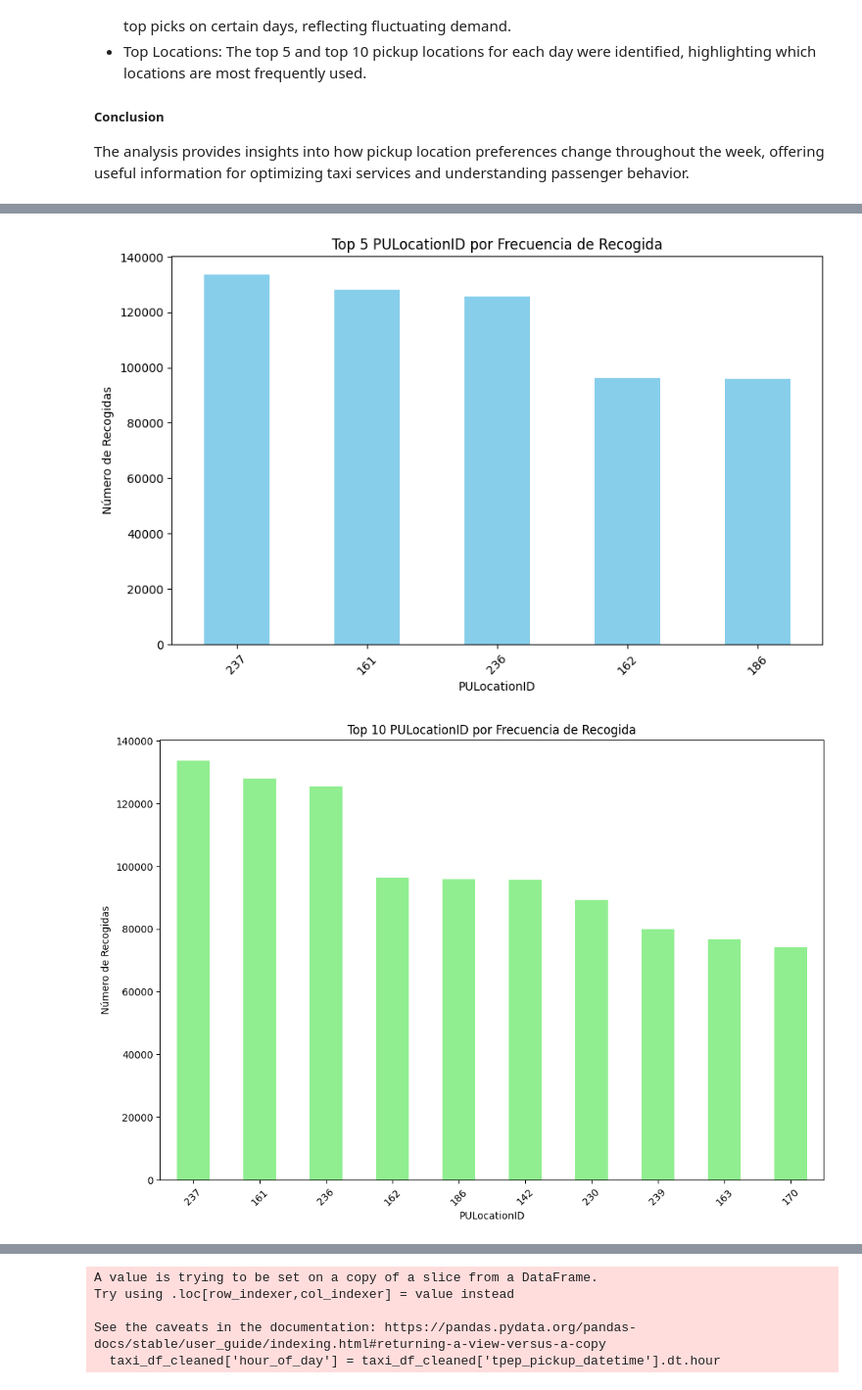
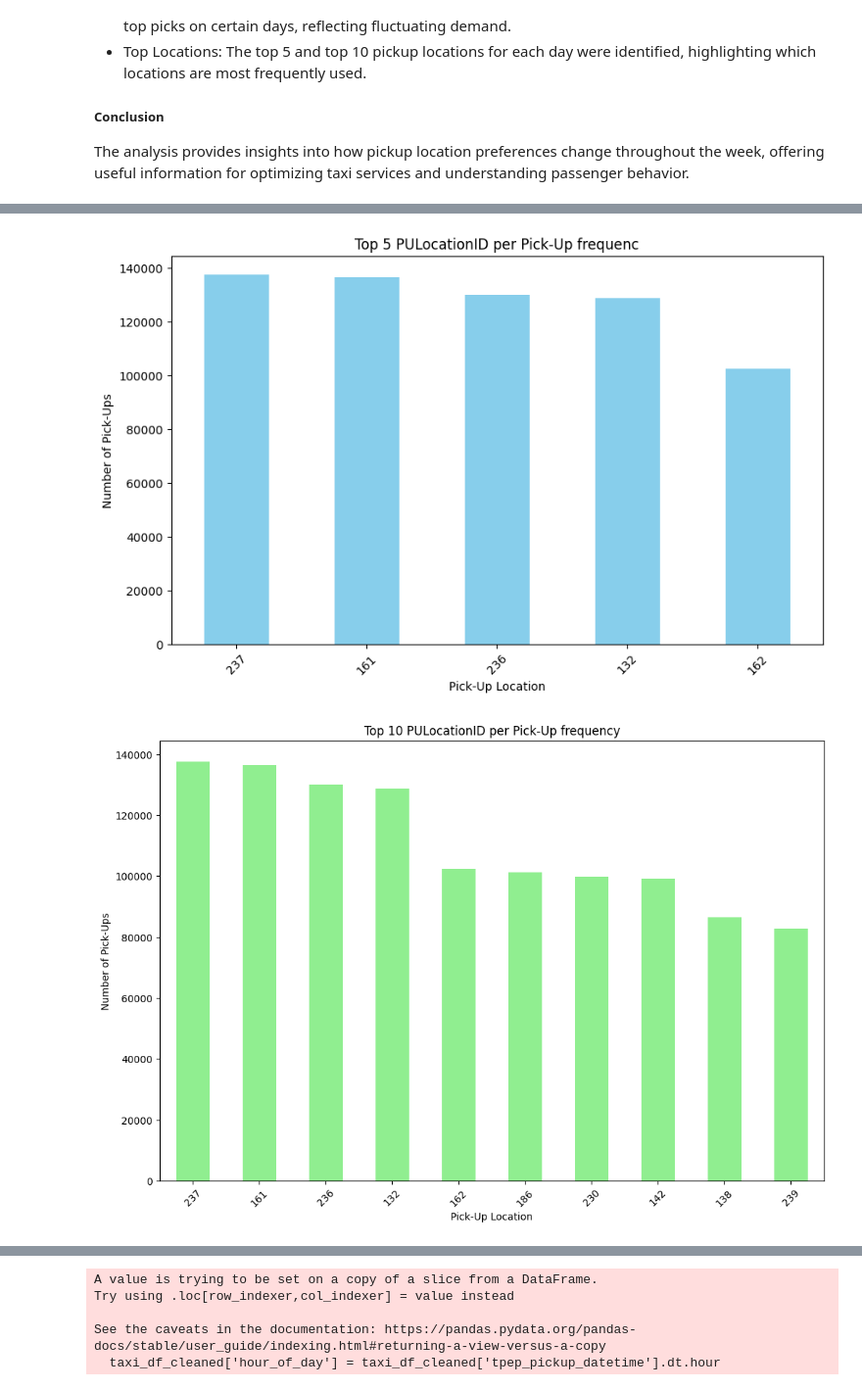
Before and after one commit to dariomlopez/etl_projects, a Jupyter notebook: nyc_taxi_etl/main.ipynb, the cells around one changed output, grey strips where cells are left out. Shown at 98% size. Cells and saved outputs as stored; diff of their text form; code cells hidden in the pictures.

```diff
--- a/nyc_taxi_etl/main.ipynb
+++ b/nyc_taxi_etl/main.ipynb
@@ -346,7 +348,7 @@ Index: []
 - Action: To clean the dataset, these outliers were removed by applying the Interquartile Range (IQR) method. Specifically, for each distance range, the first quartile (Q1) and third quartile (Q3) of the total fare were calculated, and any records with fares falling outside the range of [Q1 - 1.5 * IQR, Q3 + 1.5 * IQR] were considered outliers and removed. This method ensured that only fares within a reasonable range relative to their corresponding trip distances were retained.
 - Impact:  The removal of outliers led to a reduction of 13.55% in the dataset size. This indicates that a modest but significant portion of the data consisted of atypical or potentially erroneous records. Cleaning the data in this way helps improve the reliability and accuracy of subsequent analyses, as it reduces the influence of extreme values that could skew the results.
 # %%
-def calculate_thresholds(df, column, multiplier=1.5):
+def calculate_thresholds(df, column, multiplier=2):
     Q1 = df[column].quantile(0.25)
     Q3 = df[column].quantile(0.75)
     IQR = Q3 - Q1
@@ -539,7 +489,7 @@ This analysis explores pickup location patterns in a taxi dataset, examining how
 ##### Conclusion
 The analysis provides insights into how pickup location preferences change throughout the week, offering useful information for optimizing taxi services and understanding passenger behavior.
 # %%
-pulocation_counts = taxi_no_outliers['PULocationID'].value_counts()
+pulocation_counts = taxi_df_cleaned['PULocationID'].value_counts()
 print(f'Top 5 pick-up location: {pulocation_counts.head(5)}')
 print(f'Top 10 pick-up location: {pulocation_counts.head(10)}')
 
@@ -568,21 +518,21 @@ The most common Pick Up Location is 237 with 133541 pick-ups.
 # %%
-mathplot.figure(figsize=(10, 6))
+matplot.figure(figsize=(10, 6))
 pulocation_counts.head(5).plot(kind='bar', color='skyblue')
-mathplot.title('Top 5 PULocationID por Frecuencia de Recogida')
-mathplot.xlabel('PULocationID')
-mathplot.ylabel('Número de Recogidas')
-mathplot.xticks(rotation=45)
-mathplot.show()
+matplot.title('Top 5 PULocationID per Pick-Up frequenc')
+matplot.xlabel('Pick-Up Location')
+matplot.ylabel('Number of Pick-Ups')
+matplot.xticks(rotation=45)
+matplot.show()
 
 # Visualizar el Top 10
-mathplot.figure(figsize=(12, 8))
+matplot.figure(figsize=(12, 8))
 pulocation_counts.head(10).plot(kind='bar', color='lightgreen')
-mathplot.title('Top 10 PULocationID por Frecuencia de Recogida')
-mathplot.xlabel('PULocationID')
-mathplot.ylabel('Número de Recogidas')
-mathplot.xticks(rotation=45)
-mathplot.show()
+matplot.title('Top 10 PULocationID per Pick-Up frequency')
+matplot.xlabel('Pick-Up Location')
+matplot.ylabel('Number of Pick-Ups')
+matplot.xticks(rotation=45)
+matplot.show()
 # %% [output]
-[figure, old version]
+[figure, new version]
-[figure, old version]
+[figure, new version]
 # %%
```
Also changed, not shown: parts of 24 cells of this notebook, 3 other files.
